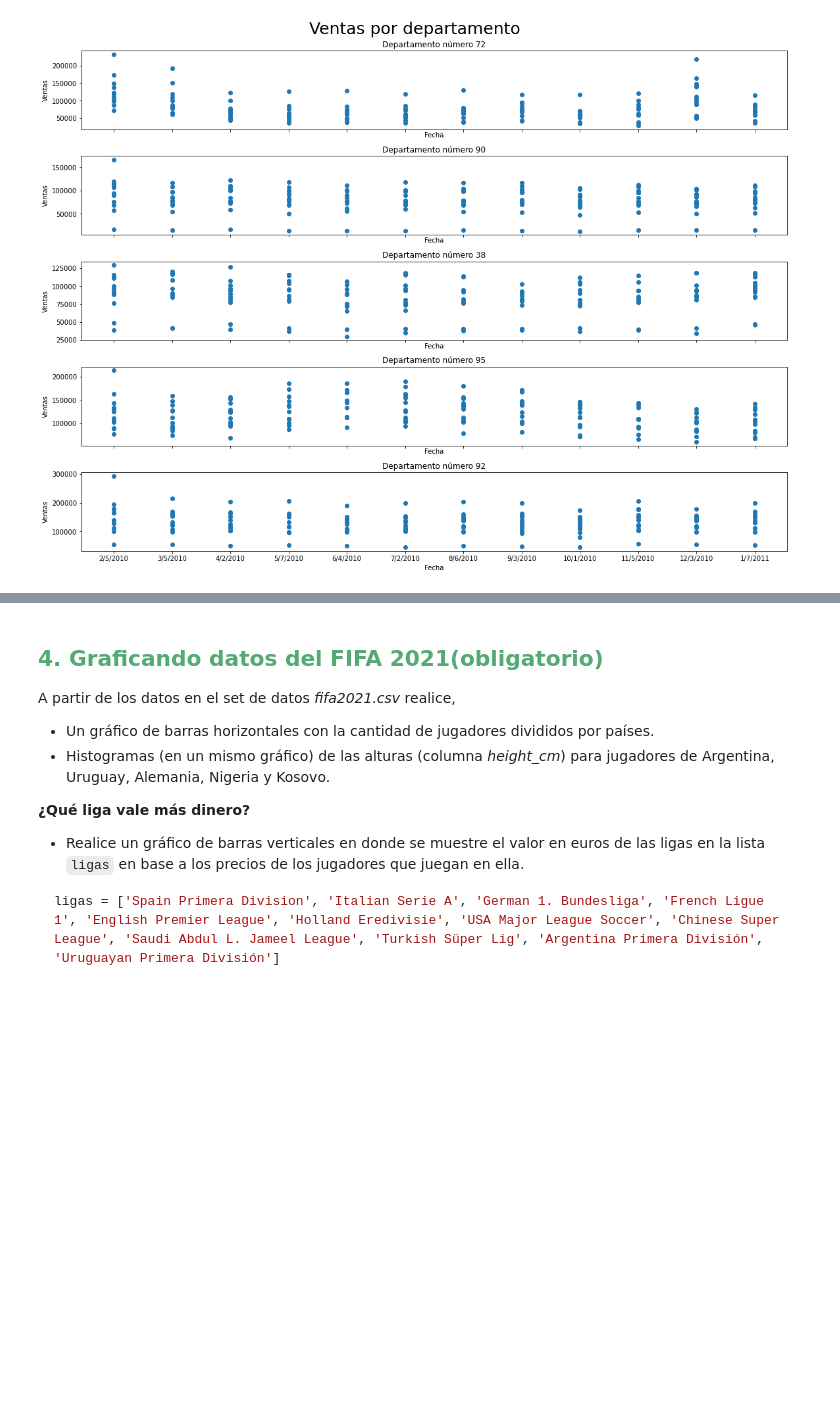
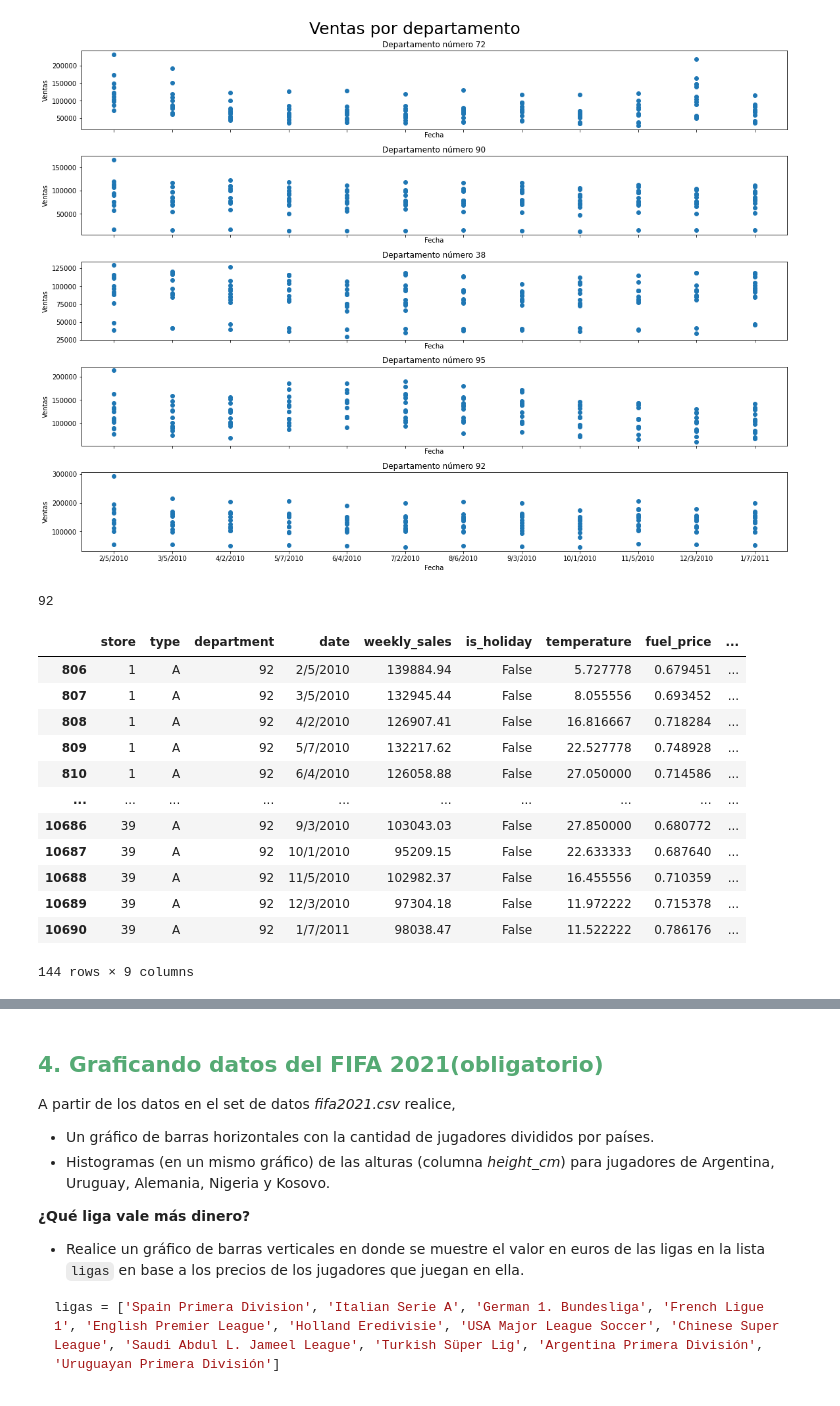
Before and after one commit to emito121/repopdaemi, a Jupyter notebook: TPs/Totalmente resueltos/TP matplot/Ejercitación-Matplotlib.ipynb, the cells around one changed output, grey strips where cells are left out. Drawn from its saved outputs; the diff is of its cells as text; code cells hidden in the pictures; blank space fills up the shorter version.

```diff
--- a/TPs/Totalmente resueltos/TP matplot/Ejercitación-Matplotlib.ipynb
+++ b/TPs/Totalmente resueltos/TP matplot/Ejercitación-Matplotlib.ipynb
@@ -177,3 +176,25 @@ fig.tight_layout()
 plt.show()
 # %% [output]
 [figure]
+# %%
+dto_mas_ventas = ventas_semanales_pdepartamento.index[-1]
+dto_mas_ventas
+# %% [output]
+92
+# %%
+dto_92 = walmart[walmart.isin({'department': [dto_mas_ventas]})['department']]
+dto_92
+# %% [output]
+|  | store | type | department | date | weekly_sales | is_holiday | temperature | fuel_price | ... |
+| 806 | 1 | A | 92 | 2/5/2010 | 139884.94 | False | 5.727778 | 0.679451 | ... |
+| 807 | 1 | A | 92 | 3/5/2010 | 132945.44 | False | 8.055556 | 0.693452 | ... |
+| 808 | 1 | A | 92 | 4/2/2010 | 126907.41 | False | 16.816667 | 0.718284 | ... |
+| 809 | 1 | A | 92 | 5/7/2010 | 132217.62 | False | 22.527778 | 0.748928 | ... |
+| 810 | 1 | A | 92 | 6/4/2010 | 126058.88 | False | 27.050000 | 0.714586 | ... |
+| ... | ... | ... | ... | ... | ... | ... | ... | ... | ... |
+| 10686 | 39 | A | 92 | 9/3/2010 | 103043.03 | False | 27.850000 | 0.680772 | ... |
+| 10687 | 39 | A | 92 | 10/1/2010 | 95209.15 | False | 22.633333 | 0.687640 | ... |
+| 10688 | 39 | A | 92 | 11/5/2010 | 102982.37 | False | 16.455556 | 0.710359 | ... |
+| 10689 | 39 | A | 92 | 12/3/2010 | 97304.18 | False | 11.972222 | 0.715378 | ... |
+| 10690 | 39 | A | 92 | 1/7/2011 | 98038.47 | False | 11.522222 | 0.786176 | ... |
+144 rows × 9 columns
```
Also changed, not shown: parts of 4 cells of this notebook, 1 other file.
